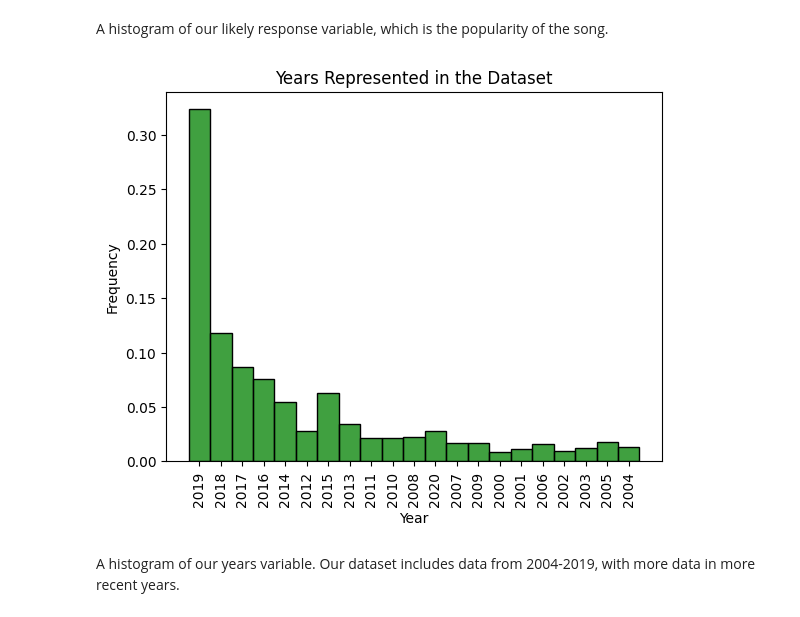
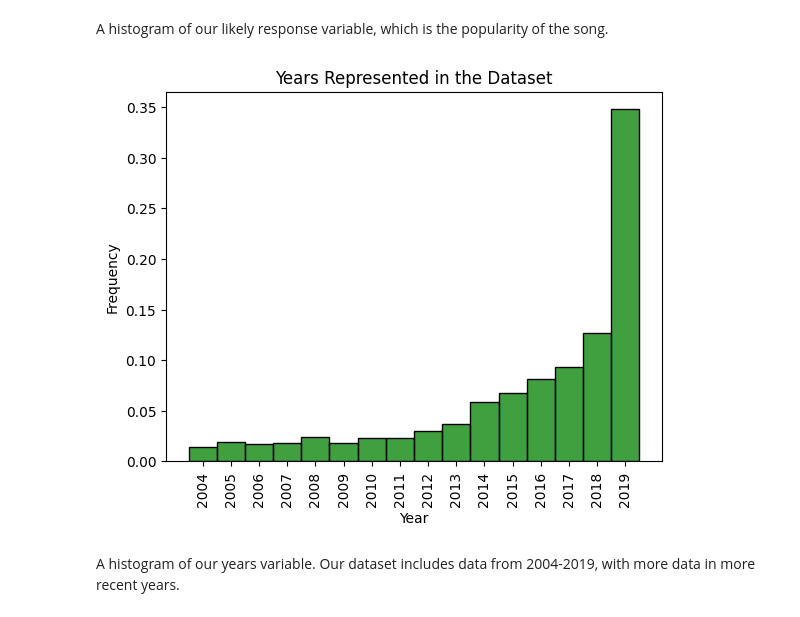
Before and after one commit to maggiecrowner/DS3001-Project, a Jupyter notebook: Project.ipynb, the cells around one changed output. Saved outputs shown, nothing was run; the diff lists cells and outputs as text; code cells hidden in the pictures.

```diff
--- a/Project.ipynb
+++ b/Project.ipynb
@@ -99,14 +99,17 @@ plt.show()
 # %% [markdown]
 A histogram of our likely response variable, which is the popularity of the song.
 # %%
+df['year'] = pd.Categorical(df['year'], ['2004', '2005', '2006', '2007', '2008', '2009',
+                                         '2010', '2011', '2012', '2013', '2014', '2015',
+                                         '2016', '2017', '2018', '2019'])
 sns.histplot(df["year"], color='green', stat='density')
 plt.title('Years Represented in the Dataset')
 plt.xlabel('Year')
 plt.ylabel('Frequency')
 plt.xticks(rotation=90)
 plt.show()
 # %% [output]
-[figure, old version]
+[figure, new version]
 # %% [markdown]
 A histogram of our years variable. Our dataset includes data from 2004-2019, with more data in more recent years.
 # %%
```
